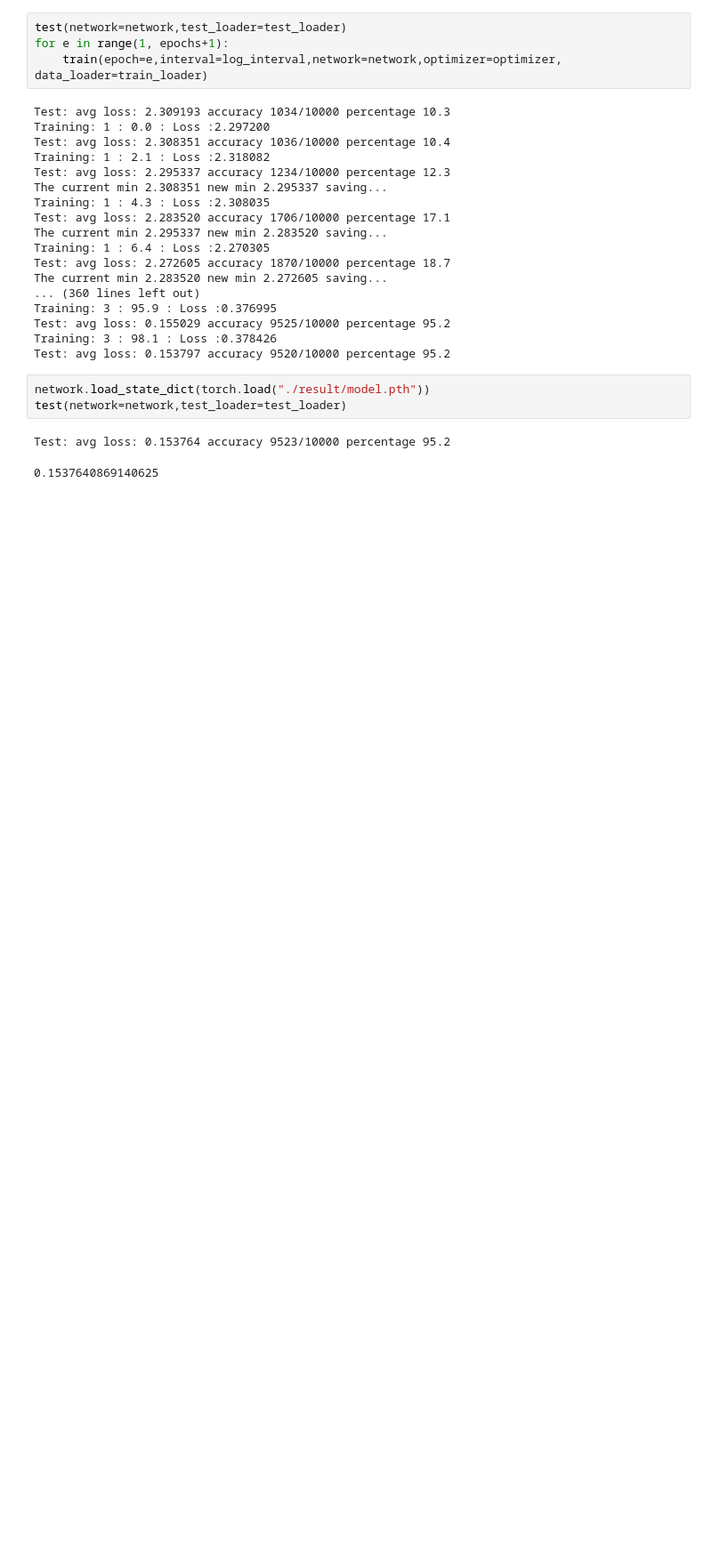
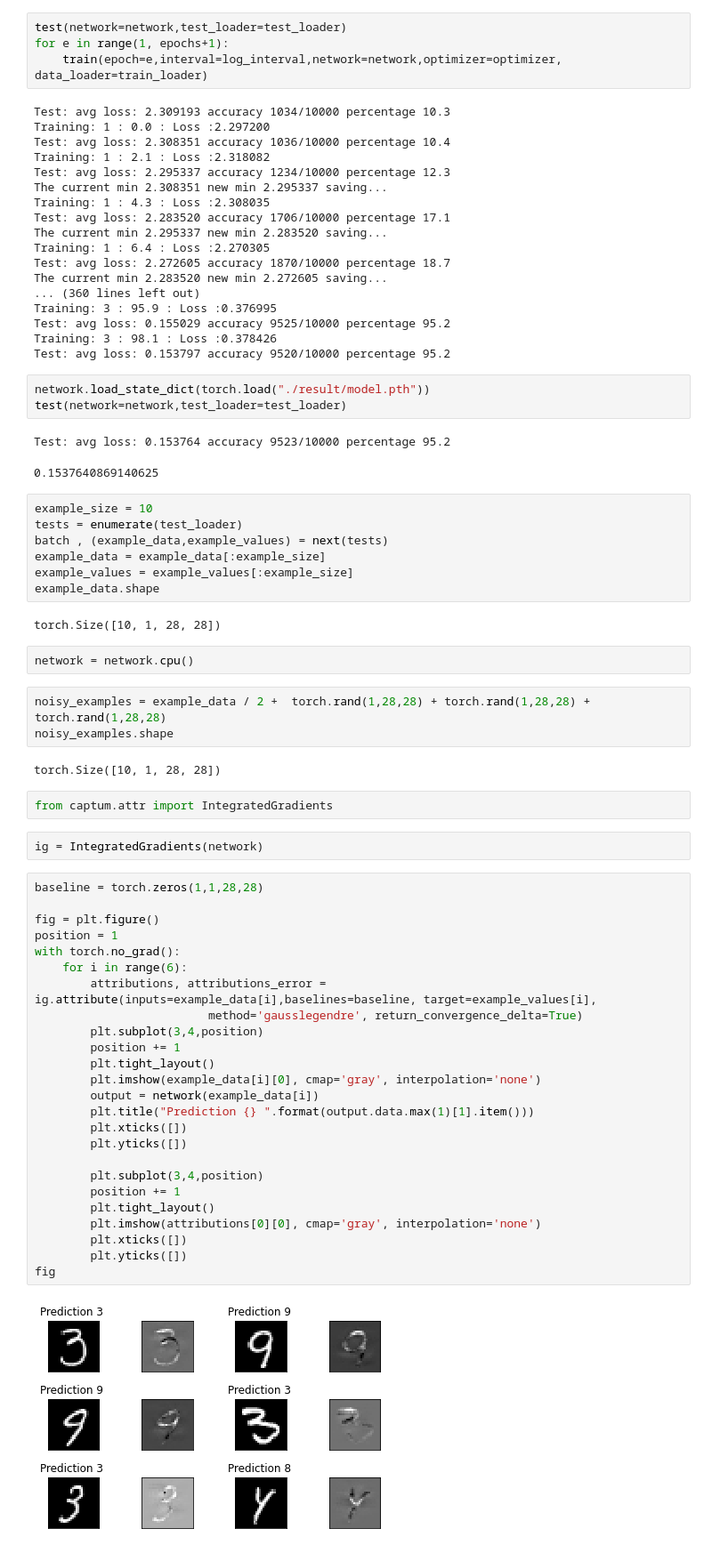
Before and after one commit to anonsachin/ai-trustframework, a Jupyter notebook: XAI/xai-mnist.ipynb, the cells around one changed output. Shown at 89% size. Saved outputs shown, nothing was run; the diff lists cells and outputs as text; blank space fills up the shorter version.

Commit message:
xai images generated.

```diff
--- a/XAI/xai-mnist.ipynb
+++ b/XAI/xai-mnist.ipynb
@@ -141,3 +141,50 @@ test(network=network,test_loader=test_loader)
 # %% [output]
 Test: avg loss: 0.153764 accuracy 9523/10000 percentage 95.2
 0.1537640869140625
+# %%
+example_size = 10
+tests = enumerate(test_loader)
+batch , (example_data,example_values) = next(tests)
+example_data = example_data[:example_size]
+example_values = example_values[:example_size]
+example_data.shape
+# %% [output]
+torch.Size([10, 1, 28, 28])
+# %%
+network = network.cpu()
+# %%
+noisy_examples = example_data / 2 +  torch.rand(1,28,28) + torch.rand(1,28,28) + torch.rand(1,28,28)
+noisy_examples.shape
+# %% [output]
+torch.Size([10, 1, 28, 28])
+# %%
+from captum.attr import IntegratedGradients
+# %%
+ig = IntegratedGradients(network)
+# %%
+baseline = torch.zeros(1,1,28,28)
+
+fig = plt.figure()
+position = 1
+with torch.no_grad():
+    for i in range(6):
+        attributions, attributions_error = ig.attribute(inputs=example_data[i],baselines=baseline, target=example_values[i],
+                         method='gausslegendre', return_convergence_delta=True)
+        plt.subplot(3,4,position)
+        position += 1
+        plt.tight_layout()
+        plt.imshow(example_data[i][0], cmap='gray', interpolation='none')
+        output = network(example_data[i])
+        plt.title("Prediction {} ".format(output.data.max(1)[1].item()))
+        plt.xticks([])
+        plt.yticks([])
+
+        plt.subplot(3,4,position)
+        position += 1
+        plt.tight_layout()
+        plt.imshow(attributions[0][0], cmap='gray', interpolation='none')
+        plt.xticks([])
+        plt.yticks([])
+fig
+# %% [output]
+[figure, added]
```
Also changed, not shown: parts of 4 cells of this notebook, 2 other files.
